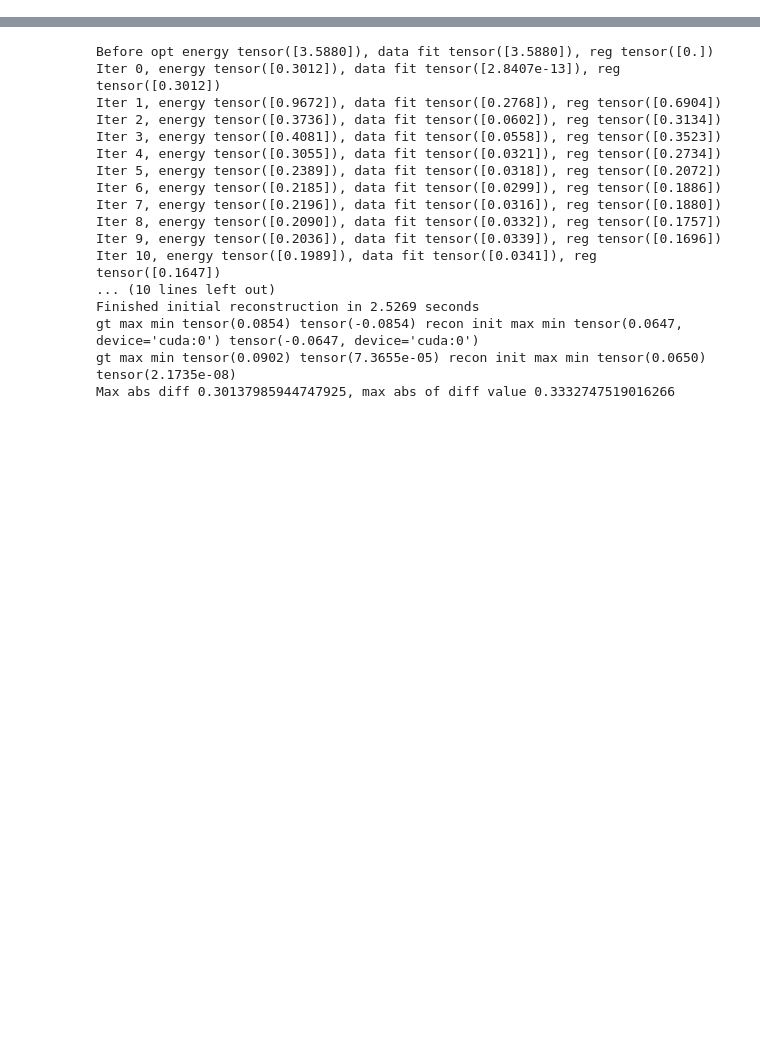
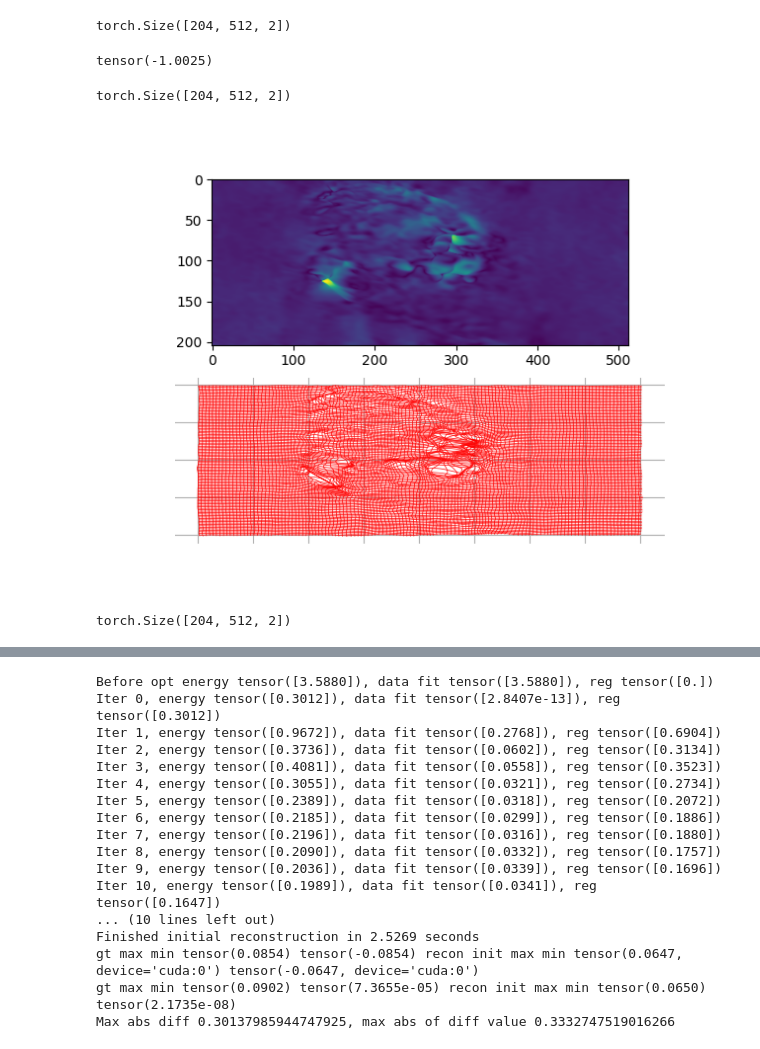
Before and after one commit to somcogo/space_time_reg, a Jupyter notebook: notebook.ipynb, the cells around one changed output, grey strips where cells are left out. Cells and saved outputs as stored; diff of their text form; code cells hidden in the pictures; blank space fills up the shorter version.

Commit message:
motion works, recon/init recon WIP

```diff
--- a/notebook.ipynb
+++ b/notebook.ipynb
@@ -12,6 +12,57 @@ import numpy as np
 import matplotlib.pyplot as plt
 import nibabel as nib
 import fastmri
+# %%
+from src.utils.spatial_utils import generate_coord_tensor
+ph = torch.load('log/motion_test_cmr/heart_gt_ft_sample_abs/vis-lr0.001-grd0.0001-e501/res/abs_phi.pt')
+ph = ph.reshape(12, 204, 512, 2)[3]
+coord = generate_coord_tensor(ph.shape[:-1], device=ph.device).reshape(204, 512, 2)
+rph = ph-coord
+coord.shape
+# %% [output]
+torch.Size([204, 512, 2])
+# %%
+ph.min()
+# %% [output]
+tensor(-1.0025)
+# %%
+ph.shape
+# %% [output]
+torch.Size([204, 512, 2])
+# %%
+import math
+f, a = plt.subplots(2)
+a[0].imshow(rph.norm(dim=-1))
+
+for i in range(0, ph.shape[0], math.ceil(ph.shape[0]/128)):
+    a[1].plot(ph[i, :, 1], -ph[i, :, 0], 'r-', linewidth=0.5)
+    # a[1].plot(torch.flip(ph[i, :, 1], dims=[0]), ph[i, :, 0], 'r-', linewidth=0.5)
+    # a[1].plot(ph[i, :, 1], torch.flip(ph[i, :, 0], dims=[0]), 'r-', linewidth=0.5)
+
+    # a[1].plot(torch.flip(ph[i, :, 0], dims=[0]), ph[i, :, 1], 'r-', linewidth=0.5)
+    # a[1].plot(ph[i, :, 0], ph[i, :, 1], 'r-', linewidth=0.5)
+    # a[1].plot(ph[i, :, 1], ph[i, :, 0], 'r-', linewidth=0.5)
+    # a[1].plot(ph[i, :, 1], torch.flip(ph[i, :, 0], dims=[0]), 'r-', linewidth=0.5)
+for i in range(0, ph.shape[1], math.ceil(ph.shape[1]/128)):
+    a[1].plot(ph[:, i, 1], -ph[:, i, 0], 'r-', linewidth=0.5)
+    # a[1].plot(torch.flip(ph[:, i, 1], dims=[0]), ph[:, i, 0], 'r-', linewidth=0.5)
+    # a[1].plot(ph[:, i, 1], torch.flip(ph[:, i, 0], dims=[0]), 'r-', linewidth=0.5)
+
+    # a[1].plot(torch.flip(ph[:, i, 0], dims=[0]), ph[:, i, 1], 'r-', linewidth=0.5)
+    # a[1].plot(ph[:, i, 0], ph[:, i, 1], 'r-', linewidth=0.5)
+    # a[1].plot(ph[:, i, 1], ph[:, i, 0], 'r-', linewidth=0.5)
+    # a[1].plot(ph[:, i, 1], torch.flip(ph[:, i, 0], dims=[0]), 'r-', linewidth=0.5)
+a[1].grid(True)
+a[1].set_xticklabels([])
+a[1].set_yticklabels([])
+a[1].set_frame_on(False)
+a[1].tick_params(tick1On=False)
+# %% [output]
+[figure, added]
+# %%
+ph.shape
+# %% [output]
+torch.Size([204, 512, 2])
 # %%
 from src.data.fft_utils import FastmriFT, FastmriIFT, FTAndSubsample, ZeroFillAndIFT
 from argparse import Namespace
```
Also changed, not shown: parts of 4 cells of this notebook, 13 other files.
